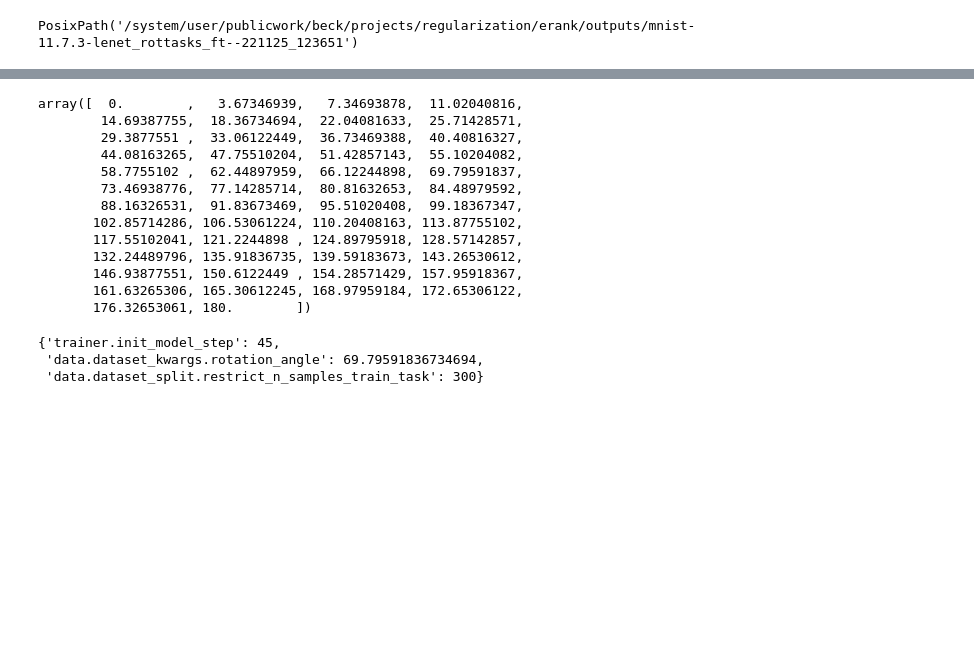
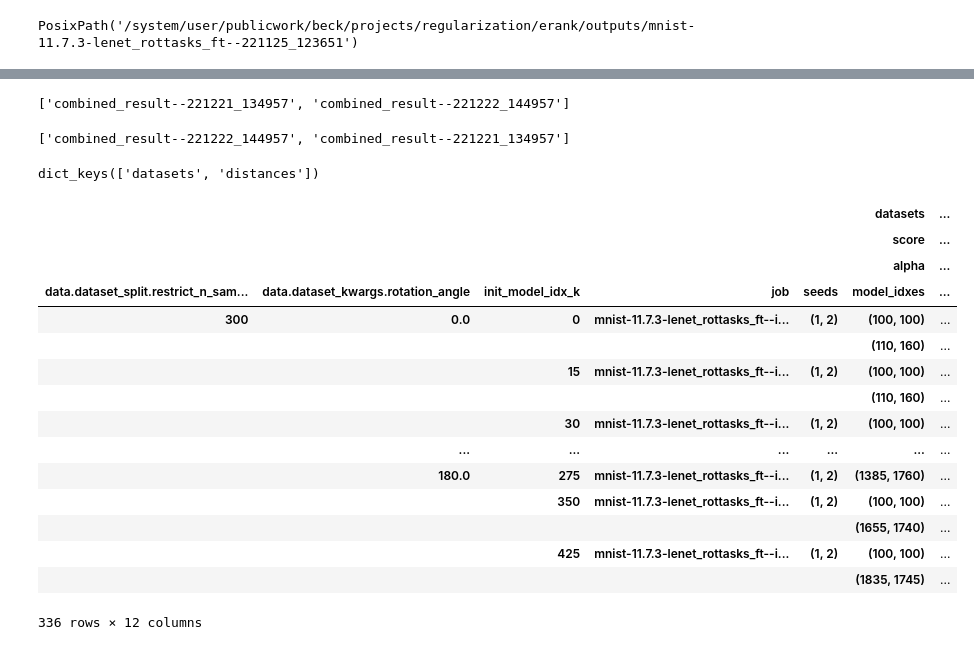
Before and after one commit to maximilianmbeck/erank, a Jupyter notebook: notebooks/11.0.5-instability-analysis-scale.ipynb, the cells around one changed output, grey strips where cells are left out. Cells and saved outputs as stored; diff of their text form; code cells hidden in the pictures; blank space fills up the shorter version.

```diff
--- a/notebooks/11.0.5-instability-analysis-scale.ipynb
+++ b/notebooks/11.0.5-instability-analysis-scale.ipynb
@@ -268,22 +226,31 @@ np.linspace(0,180,50,endpoint=True)[::5].tolist()
-# %%
-np.linspace(0,180,50,endpoint=True)
-# %% [output]
-array([  0.        ,   3.67346939,   7.34693878,  11.02040816,
-        14.69387755,  18.36734694,  22.04081633,  25.71428571,
-        29.3877551 ,  33.06122449,  36.73469388,  40.40816327,
-        44.08163265,  47.75510204,  51.42857143,  55.10204082,
-        58.7755102 ,  62.44897959,  66.12244898,  69.79591837,
-        73.46938776,  77.14285714,  80.81632653,  84.48979592,
-        88.16326531,  91.83673469,  95.51020408,  99.18367347,
-       102.85714286, 106.53061224, 110.20408163, 113.87755102,
-       117.55102041, 121.2244898 , 124.89795918, 128.57142857,
-       132.24489796, 135.91836735, 139.59183673, 143.26530612,
-       146.93877551, 150.6122449 , 154.28571429, 157.95918367,
-       161.63265306, 165.30612245, 168.97959184, 172.65306122,
-       176.32653061, 180.        ])
-# %%
-sweepr[0].override_hpparams
-# %% [output]
-{'trainer.init_model_step': 45,
- 'data.dataset_kwargs.rotation_angle': 69.79591836734694,
- 'data.dataset_split.restrict_n_samples_train_task': 300}
+# %%
+sorted(insta.combined_results, reverse=False)
+# %% [output]
+['combined_result--221221_134957', 'combined_result--221222_144957']
+# %%
+insta.combined_results
+# %% [output]
+['combined_result--221222_144957', 'combined_result--221221_134957']
+# %%
+insta.combined_results_dfs.keys()
+# %% [output]
+dict_keys(['datasets', 'distances'])
+# %%
+insta.combined_results_dfs['datasets']
+# %% [output]
+|  |  |  |  |  | datasets | ... |
+|  |  |  |  |  | score | ... |
+|  |  |  |  |  | alpha | ... |
+| data.dataset_split.restrict_n_sam... | data.dataset_kwargs.rotation_angle | init_model_idx_k | job | seeds | model_idxes | ... |
+| 300 | 0.0 | 0 | mnist-11.7.3-lenet_rottasks_ft--i... | (1, 2) | (100, 100) | ... |
+|  |  |  |  |  | (110, 160) | ... |
+|  |  | 15 | mnist-11.7.3-lenet_rottasks_ft--i... | (1, 2) | (100, 100) | ... |
+|  |  |  |  |  | (110, 160) | ... |
+|  |  | 30 | mnist-11.7.3-lenet_rottasks_ft--i... | (1, 2) | (100, 100) | ... |
+|  | ... | ... | ... | ... | ... | ... |
+|  | 180.0 | 275 | mnist-11.7.3-lenet_rottasks_ft--i... | (1, 2) | (1385, 1760) | ... |
+|  |  | 350 | mnist-11.7.3-lenet_rottasks_ft--i... | (1, 2) | (100, 100) | ... |
+|  |  |  |  |  | (1655, 1740) | ... |
+|  |  | 425 | mnist-11.7.3-lenet_rottasks_ft--i... | (1, 2) | (100, 100) | ... |
+|  |  |  |  |  | (1835, 1745) | ... |
+336 rows × 12 columns
```
Also changed, not shown: parts of 6 cells of this notebook, 2 other files.
